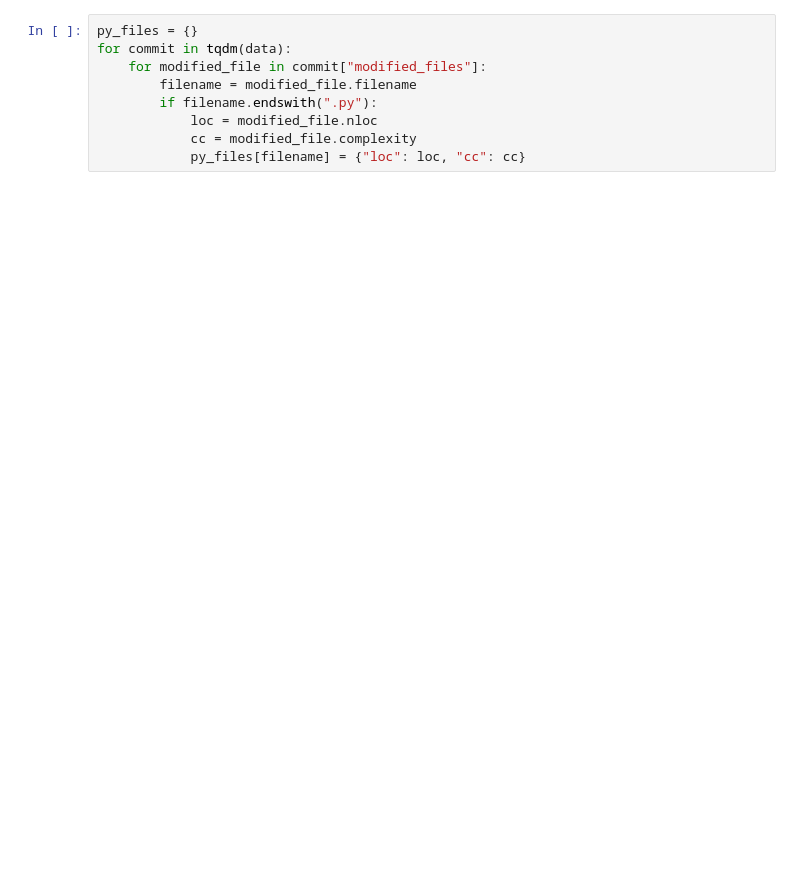
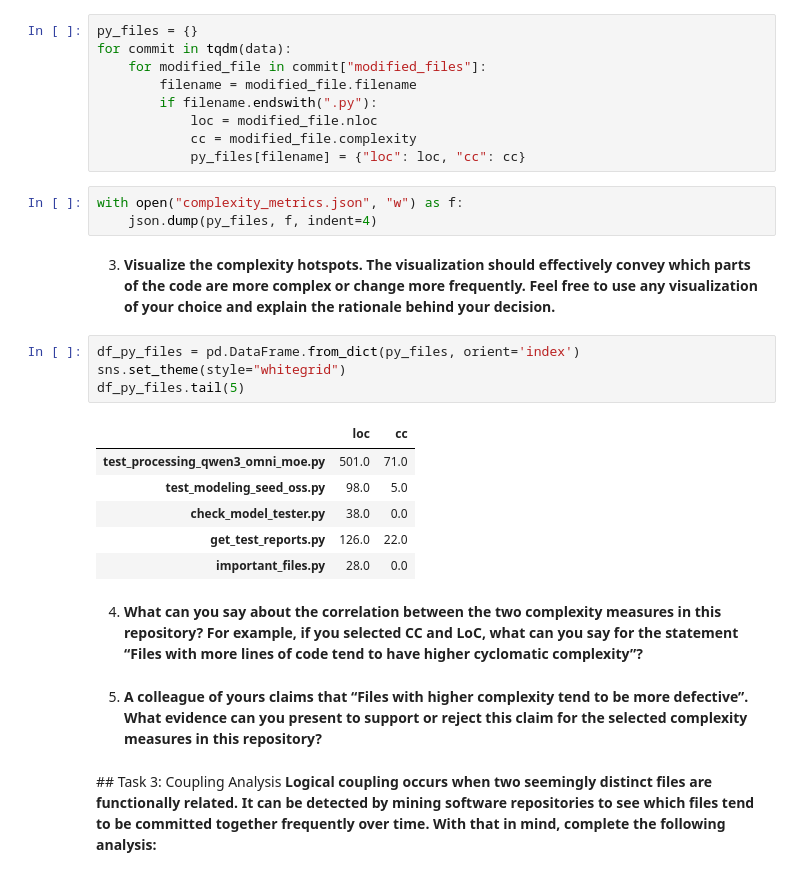
Before and after one commit to dominic-tobler/fss-group-dorech-FSS_SE_Sheet_1, a Jupyter notebook: sample.ipynb, the cells around one changed output. Cells and saved outputs as stored; diff of their text form; blank space fills up the shorter version.

Commit message:
dumped complexity metrics

```diff
--- a/sample.ipynb
+++ b/sample.ipynb
@@ -220,3 +228,26 @@ for commit in tqdm(data):
             loc = modified_file.nloc
             cc = modified_file.complexity
             py_files[filename] = {"loc": loc, "cc": cc}
+# %%
+with open("complexity_metrics.json", "w") as f:
+    json.dump(py_files, f, indent=4)
+# %% [markdown]
+3. <b>Visualize the complexity hotspots. The visualization should effectively convey which parts of the code are more complex or change more frequently. Feel free to use any visualization of your choice and explain the rationale behind your decision.</b>
+# %%
+df_py_files = pd.DataFrame.from_dict(py_files, orient='index')
+sns.set_theme(style="whitegrid")
+df_py_files.tail(5)
+# %% [output]
+|  | loc | cc |
+| test_processing_qwen3_omni_moe.py | 501.0 | 71.0 |
+| test_modeling_seed_oss.py | 98.0 | 5.0 |
+| check_model_tester.py | 38.0 | 0.0 |
+| get_test_reports.py | 126.0 | 22.0 |
+| important_files.py | 28.0 | 0.0 |
+# %% [markdown]
+4. <b>What can you say about the correlation between the two complexity measures in this repository? For example, if you selected CC and LoC, what can you say for the statement “Files with more lines of code tend to have higher cyclomatic complexity”?</b>
+# %% [markdown]
+5. <b>A colleague of yours claims that “Files with higher complexity tend to be more defective”. What evidence can you present to support or reject this claim for the selected complexity measures in this repository?</b>
+# %% [markdown]
+## Task 3: Coupling Analysis
+<b>Logical coupling occurs when two seemingly distinct files are functionally related. It can be detected by mining software repositories to see which files tend to be committed together frequently over time. With that in mind, complete the following analysis:</b>
```
Also changed, not shown: parts of 4 cells of this notebook, 1 other file.
